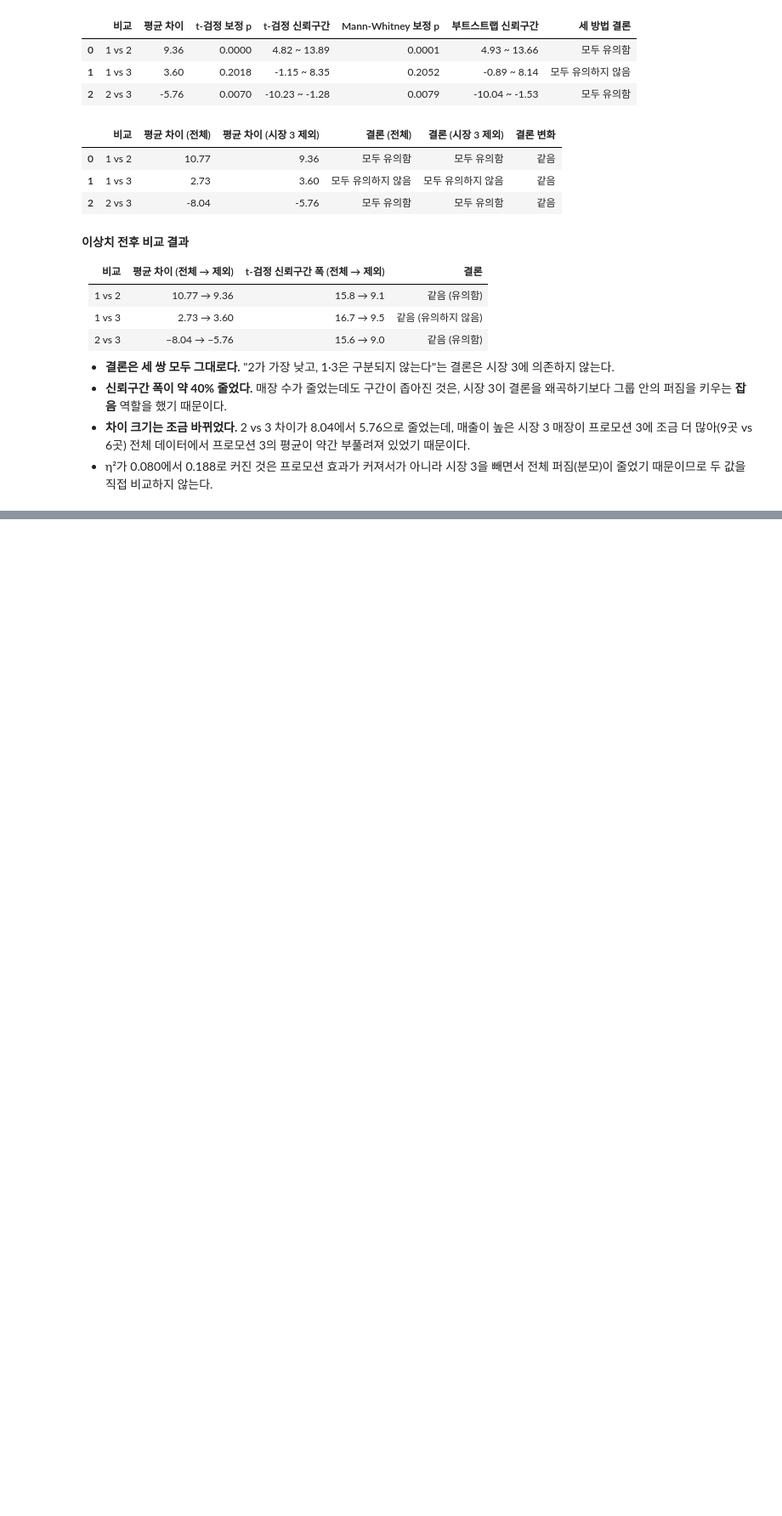
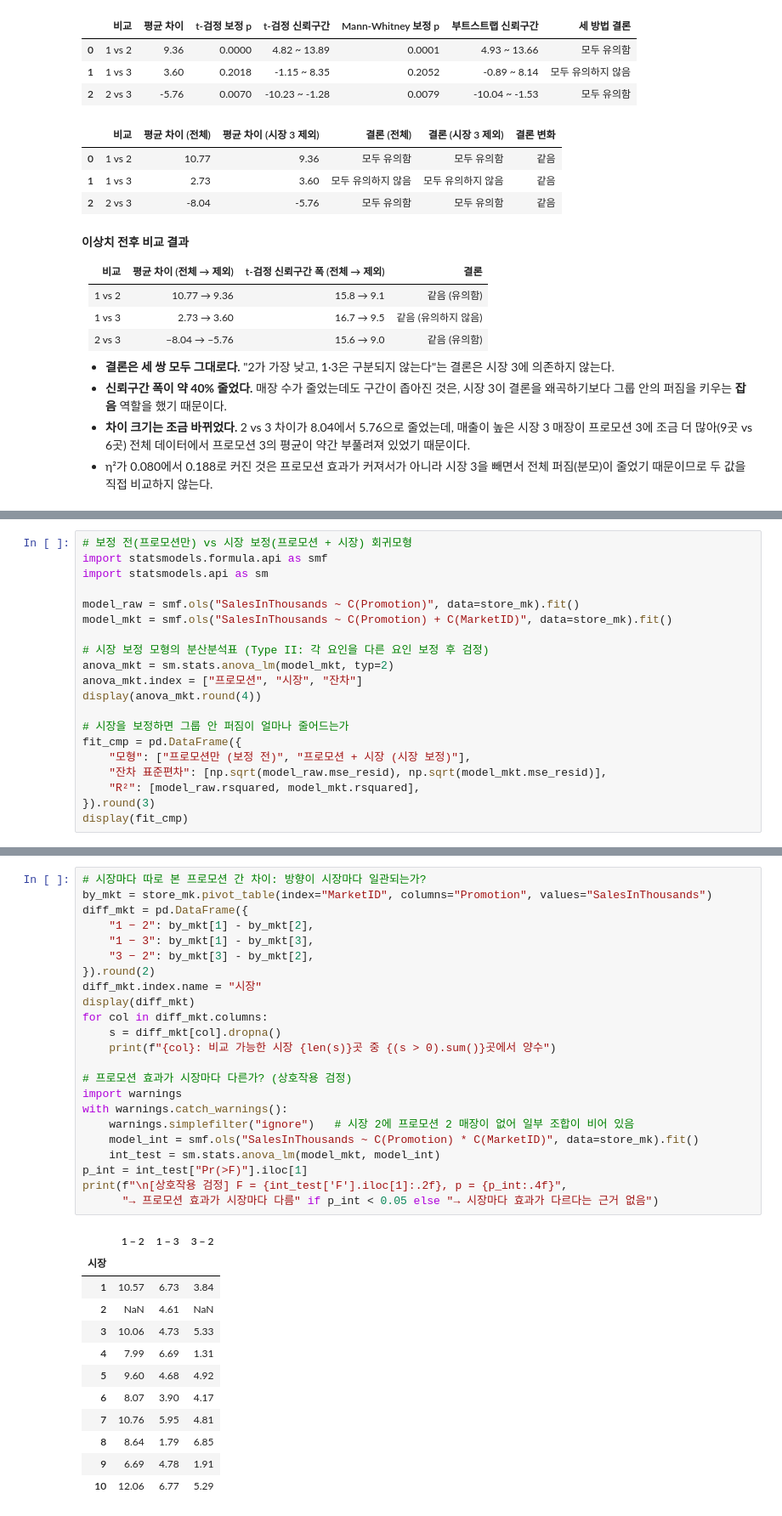
Before and after one commit to yeeunkim-dev/ai-data-bootcamp, a Jupyter notebook: D012+_통계적 검정과 인과추론/[통계적 검정과 인과추론] AB 테스트 - Fast Food Marketing Campaign.ipynb, the cells around one changed output, grey strips where cells are left out. Shown at 85% size. Drawn from its saved outputs; the diff is of its cells as text; blank space fills up the shorter version.

```diff
--- a/D012+_통계적 검정과 인과추론/[통계적 검정과 인과추론] AB 테스트 - Fast Food Marketing Campaign.ipynb
+++ b/D012+_통계적 검정과 인과추론/[통계적 검정과 인과추론] AB 테스트 - Fast Food Marketing Campaign.ipynb
@@ -784,0 +912,20 @@ display(before_after)
+# %%
+# 보정 전(프로모션만) vs 시장 보정(프로모션 + 시장) 회귀모형
+import statsmodels.formula.api as smf
+import statsmodels.api as sm
+
+model_raw = smf.ols("SalesInThousands ~ C(Promotion)", data=store_mk).fit()
+model_mkt = smf.ols("SalesInThousands ~ C(Promotion) + C(MarketID)", data=store_mk).fit()
+
+# 시장 보정 모형의 분산분석표 (Type II: 각 요인을 다른 요인 보정 후 검정)
+anova_mkt = sm.stats.anova_lm(model_mkt, typ=2)
+anova_mkt.index = ["프로모션", "시장", "잔차"]
+display(anova_mkt.round(4))
+
+# 시장을 보정하면 그룹 안 퍼짐이 얼마나 줄어드는가
+fit_cmp = pd.DataFrame({
+    "모형": ["프로모션만 (보정 전)", "프로모션 + 시장 (시장 보정)"],
+    "잔차 표준편차": [np.sqrt(model_raw.mse_resid), np.sqrt(model_mkt.mse_resid)],
+    "R²": [model_raw.rsquared, model_mkt.rsquared],
+}).round(3)
+display(fit_cmp)
@@ -784,0 +978,36 @@ display(before_after)
+# %%
+# 시장마다 따로 본 프로모션 간 차이: 방향이 시장마다 일관되는가?
+by_mkt = store_mk.pivot_table(index="MarketID", columns="Promotion", values="SalesInThousands")
+diff_mkt = pd.DataFrame({
+    "1 − 2": by_mkt[1] - by_mkt[2],
+    "1 − 3": by_mkt[1] - by_mkt[3],
+    "3 − 2": by_mkt[3] - by_mkt[2],
+}).round(2)
+diff_mkt.index.name = "시장"
+display(diff_mkt)
+for col in diff_mkt.columns:
+    s = diff_mkt[col].dropna()
+    print(f"{col}: 비교 가능한 시장 {len(s)}곳 중 {(s > 0).sum()}곳에서 양수")
+
+# 프로모션 효과가 시장마다 다른가? (상호작용 검정)
+import warnings
+with warnings.catch_warnings():
+    warnings.simplefilter("ignore")   # 시장 2에 프로모션 2 매장이 없어 일부 조합이 비어 있음
+    model_int = smf.ols("SalesInThousands ~ C(Promotion) * C(MarketID)", data=store_mk).fit()
+    int_test = sm.stats.anova_lm(model_mkt, model_int)
+p_int = int_test["Pr(>F)"].iloc[1]
+print(f"\n[상호작용 검정] F = {int_test['F'].iloc[1]:.2f}, p = {p_int:.4f}",
+      "→ 프로모션 효과가 시장마다 다름" if p_int < 0.05 else "→ 시장마다 효과가 다르다는 근거 없음")
+# %% [output]
+|  | 1 − 2 | 1 − 3 | 3 − 2 |
+| 시장 |  |  |  |
+| 1 | 10.57 | 6.73 | 3.84 |
+| 2 | NaN | 4.61 | NaN |
+| 3 | 10.06 | 4.73 | 5.33 |
+| 4 | 7.99 | 6.69 | 1.31 |
+| 5 | 9.60 | 4.68 | 4.92 |
+| 6 | 8.07 | 3.90 | 4.17 |
+| 7 | 10.76 | 5.95 | 4.81 |
+| 8 | 8.64 | 1.79 | 6.85 |
+| 9 | 6.69 | 4.78 | 1.91 |
+| 10 | 12.06 | 6.77 | 5.29 |
```
Also changed, not shown: parts of 18 cells of this notebook.
